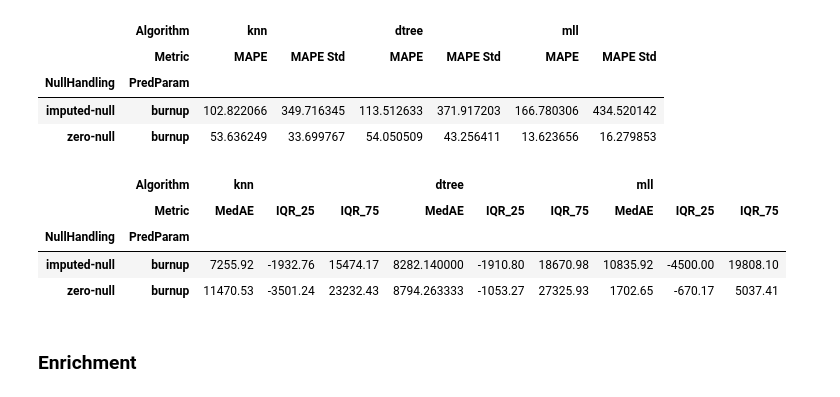
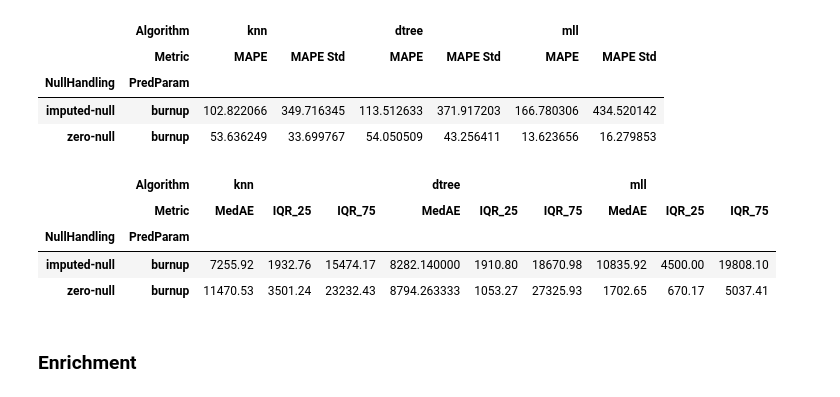
Before and after one commit to opotowsky/process_results, a Jupyter notebook: sfco-preds_mll_scikit_compare.ipynb, the cells around one changed output. Drawn from its saved outputs; the diff is of its cells as text; code cells hidden in the pictures.

```diff
--- a/sfco-preds_mll_scikit_compare.ipynb
+++ b/sfco-preds_mll_scikit_compare.ipynb
@@ -4,10 +4,7 @@ import pandas as pd
 base = '/mnt/researchdrive/BOX_INTERNAL/opotowsky/processed_results/'
 sfco = 'sfcompo_mll_scikit_compare.pkl'
 df = pd.read_pickle(base+sfco)
-# %%
-poserr = {'Neg MAE' : 'MAE', 'Neg MedAE' : 'MedAE', 'Neg MAPE' : 'MAPE',
-          'MedAE IQR_25' : 'IQR_25', 'MedAE IQR_75' : 'IQR_75',
-          'Balanced Accuracy' : 'Bal Acc', 'Accuracy' : 'Acc'}
-df.rename(columns=poserr, inplace=True)
-err_list = ['MAE', 'MAPE', 'MedAE', 'QR_25', 'IQR_75']
-df.loc[(['imputed-null', 'zero-null'], ['burnup', 'enrichment']), (['knn', 'dtree', 'mll'], err_list)] *= -1
+# %%
+accs = {'Balanced Accuracy' : 'Bal Acc', 'Accuracy' : 'Acc'}
+df.rename(columns=accs, inplace=True)
+df
@@ -15,5 +23,8 @@ df.loc[(['imputed-null', 'zero-null'], ['burnup', 'enrichment']), (['knn', 'dtre
 # SFCOMPO Results
 # %% [markdown]
 ### Reactor Type
+# %%
+nulls = ['imputed-null', 'zero-null']
+algs = ['knn', 'dtree', 'mll']
 # %%
 acc_list = ['Acc', 'Acc CI']
@@ -55,13 +66,13 @@ df.loc[(['imputed-null', 'zero-null'], 'burnup'), (['knn', 'dtree', 'mll'], err_
 | zero-null | burnup | 53.636249 | 33.699767 | 54.050509 | 43.256411 | 13.623656 | 16.279853 |
 # %%
 err_list = ['MedAE', 'IQR_25', 'IQR_75']
-df.loc[(['imputed-null', 'zero-null'], 'burnup'), (['knn', 'dtree', 'mll'], err_list)]
+df.loc[(nulls, 'burnup'), (algs, err_list)]
 # %% [output]
 |  | Algorithm | knn |  |  | dtree |  |  | mll |  |  |
 |  | Metric | MedAE | IQR_25 | IQR_75 | MedAE | IQR_25 | IQR_75 | MedAE | IQR_25 | IQR_75 |
 | NullHandling | PredParam |  |  |  |  |  |  |  |  |  |
-| imputed-null | burnup | 7255.92 | -1932.76 | 15474.17 | 8282.140000 | -1910.80 | 18670.98 | 10835.92 | -4500.00 | 19808.10 |
-| zero-null | burnup | 11470.53 | -3501.24 | 23232.43 | 8794.263333 | -1053.27 | 27325.93 | 1702.65 | -670.17 | 5037.41 |
+| imputed-null | burnup | 7255.92 | 1932.76 | 15474.17 | 8282.140000 | 1910.80 | 18670.98 | 10835.92 | 4500.00 | 19808.10 |
+| zero-null | burnup | 11470.53 | 3501.24 | 23232.43 | 8794.263333 | 1053.27 | 27325.93 | 1702.65 | 670.17 | 5037.41 |
 # %% [markdown]
 ### Enrichment
 # %%
```
Also changed, not shown: parts of 8 cells of this notebook.
